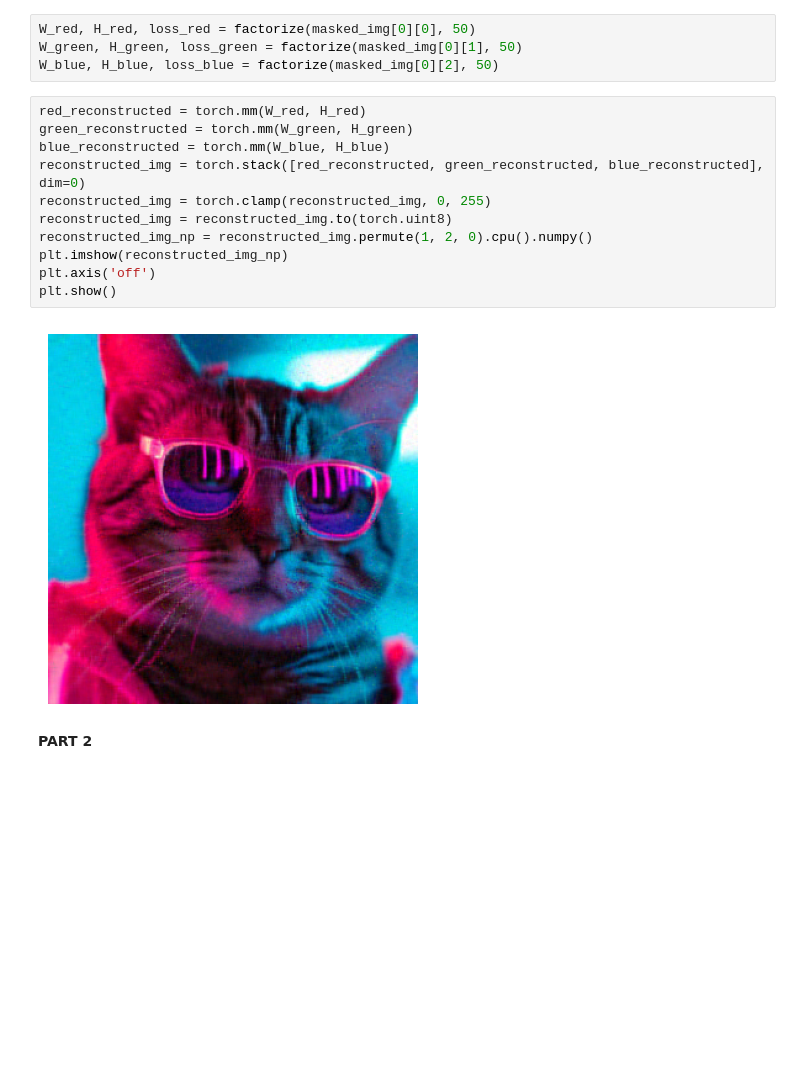
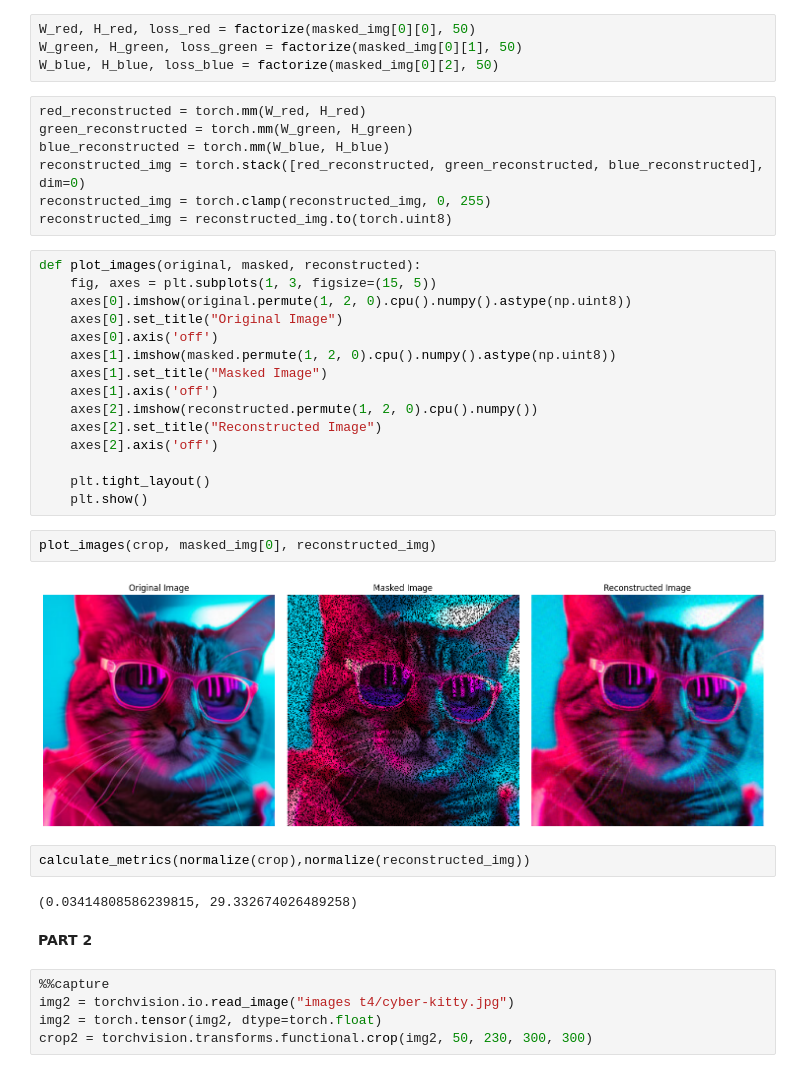
Before and after one commit to Arjun-BD/ES335-MLAssignment2, a Jupyter notebook: task4.ipynb, the cells around one changed output. Cells and saved outputs as stored; diff of their text form; blank space fills up the shorter version.

```diff
--- a/task4.ipynb
+++ b/task4.ipynb
@@ -62,11 +60,33 @@ blue_reconstructed = torch.mm(W_blue, H_blue)
 reconstructed_img = torch.stack([red_reconstructed, green_reconstructed, blue_reconstructed], dim=0)
 reconstructed_img = torch.clamp(reconstructed_img, 0, 255)
 reconstructed_img = reconstructed_img.to(torch.uint8)
-reconstructed_img_np = reconstructed_img.permute(1, 2, 0).cpu().numpy()
-plt.imshow(reconstructed_img_np)
-plt.axis('off')
-plt.show()
-# %% [output]
-[figure, removed]
+# %%
+def plot_images(original, masked, reconstructed):
+    fig, axes = plt.subplots(1, 3, figsize=(15, 5))
+    axes[0].imshow(original.permute(1, 2, 0).cpu().numpy().astype(np.uint8))
+    axes[0].set_title("Original Image")
+    axes[0].axis('off')
+    axes[1].imshow(masked.permute(1, 2, 0).cpu().numpy().astype(np.uint8))
+    axes[1].set_title("Masked Image")
+    axes[1].axis('off')
+    axes[2].imshow(reconstructed.permute(1, 2, 0).cpu().numpy())
+    axes[2].set_title("Reconstructed Image")
+    axes[2].axis('off')
+
+    plt.tight_layout()
+    plt.show()
+# %%
+plot_images(crop, masked_img[0], reconstructed_img)
+# %% [output]
+[figure, added]
+# %%
+calculate_metrics(normalize(crop),normalize(reconstructed_img))
+# %% [output]
+(0.03414808586239815, 29.332674026489258)
 # %% [markdown]
 **PART 2**
+# %%
+%%capture
+img2 = torchvision.io.read_image("images t4/cyber-kitty.jpg")
+img2 = torch.tensor(img2, dtype=torch.float)
+crop2 = torchvision.transforms.functional.crop(img2, 50, 230, 300, 300)
```
Also changed, not shown: parts of 10 cells of this notebook.
